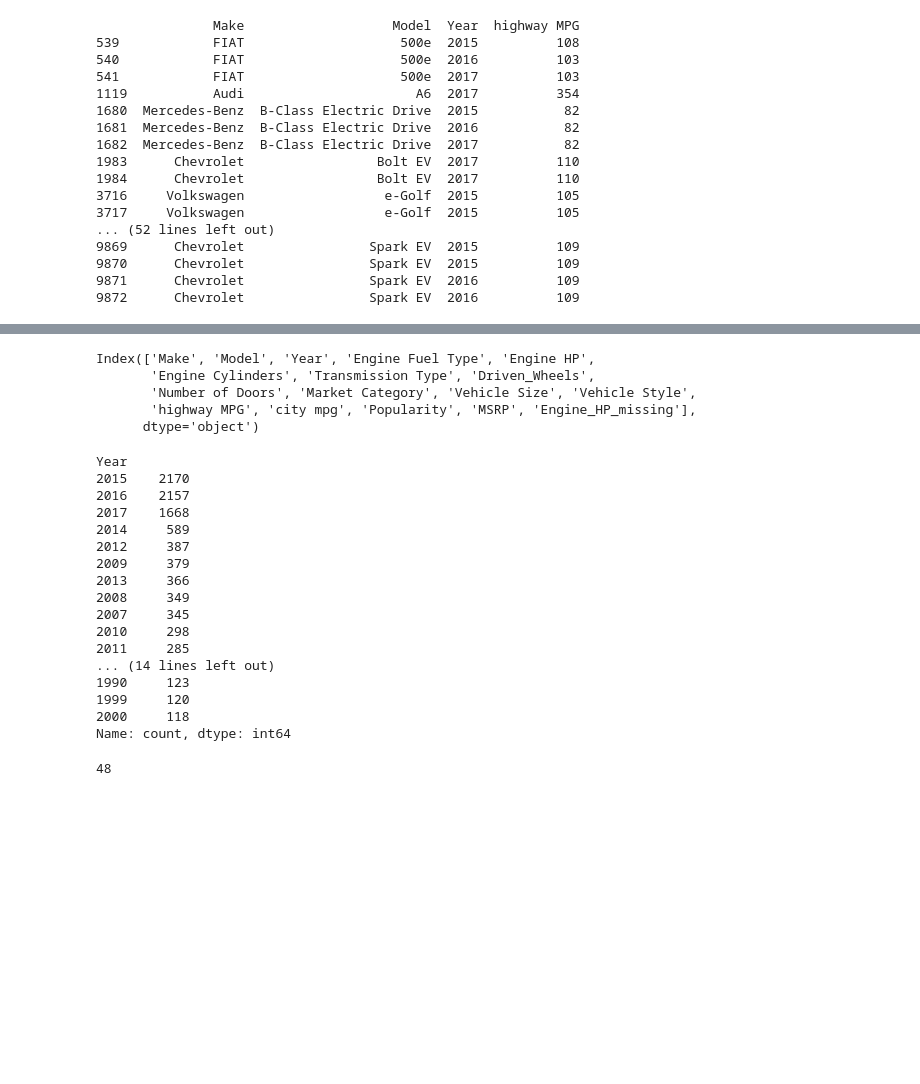
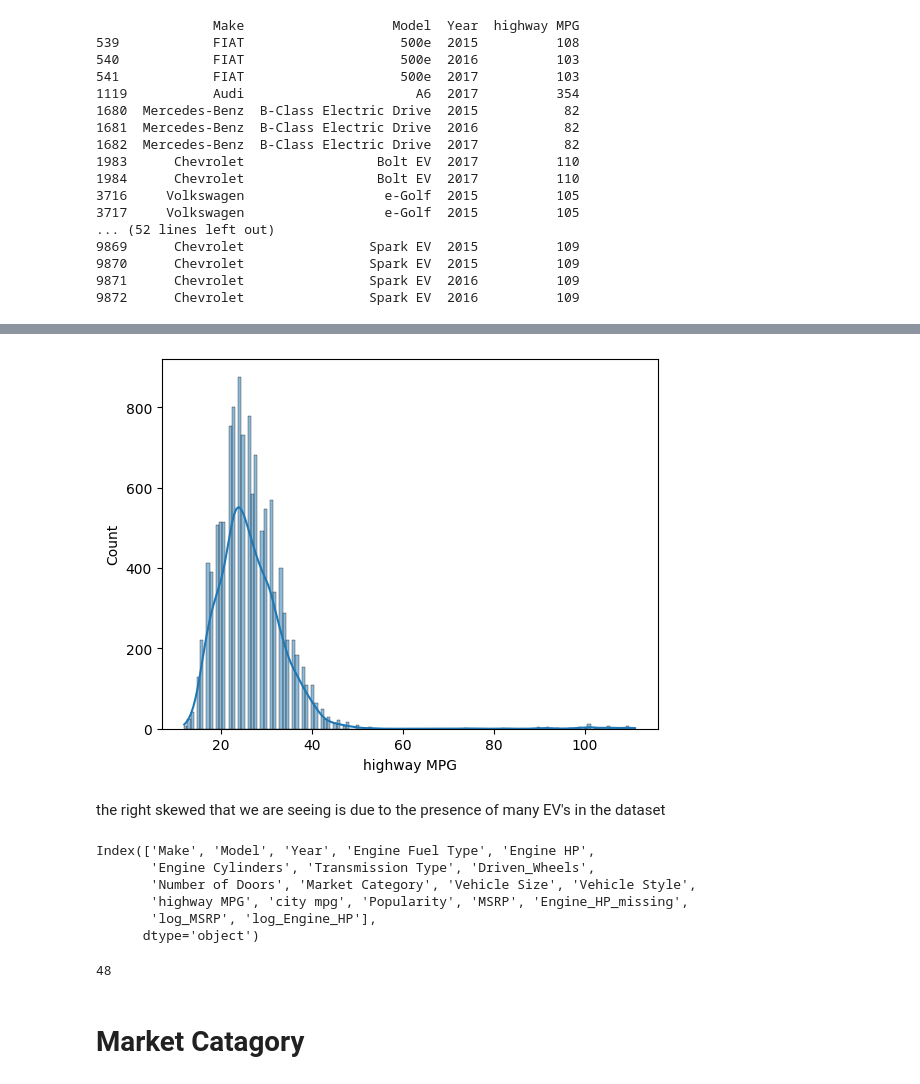
Before and after one commit to PremKarhale/CarRecommendationSystem, a Jupyter notebook: model_training/car_recommendation.ipynb, the cells around one changed output, grey strips where cells are left out. Cells and saved outputs as stored; diff of their text form; code cells hidden in the pictures; blank space fills up the shorter version.

```diff
--- a/model_training/car_recommendation.ipynb
+++ b/model_training/car_recommendation.ipynb
@@ -245,0 +246,2 @@ with pd.option_context('display.max_rows', None):
+# %%
+df.loc[1119,'highway MPG']=34
@@ -246,32 +263,22 @@ with pd.option_context('display.max_rows', None):
+# %%
+sns.histplot(df['highway MPG'],kde=True)
+plt.show()
+# %% [output]
+[figure, added]
+# %% [markdown]
+the right skewed that we are seeing is due to the presence of many EV's in the dataset
 # %%
 df.columns
 # %% [output]
 Index(['Make', 'Model', 'Year', 'Engine Fuel Type', 'Engine HP',
        'Engine Cylinders', 'Transmission Type', 'Driven_Wheels',
        'Number of Doors', 'Market Category', 'Vehicle Size', 'Vehicle Style',
-       'highway MPG', 'city mpg', 'Popularity', 'MSRP', 'Engine_HP_missing'],
+       'highway MPG', 'city mpg', 'Popularity', 'MSRP', 'Engine_HP_missing',
+       'log_MSRP', 'log_Engine_HP'],
       dtype='object')
-# %%
-df['Year'].value_counts()
-# %% [output]
-Year
-2015    2170
-2016    2157
-2017    1668
-2014     589
-2012     387
-2009     379
-2013     366
-2008     349
-2007     345
-2010     298
-2011     285
-... (14 lines left out)
-1990     123
-1999     120
-2000     118
-Name: count, dtype: int64
 # %%
 df['Make'].nunique()
 # %% [output]
 48
+# %% [markdown]
+# Market Catagory
```
Also changed, not shown: parts of 12 cells of this notebook.
